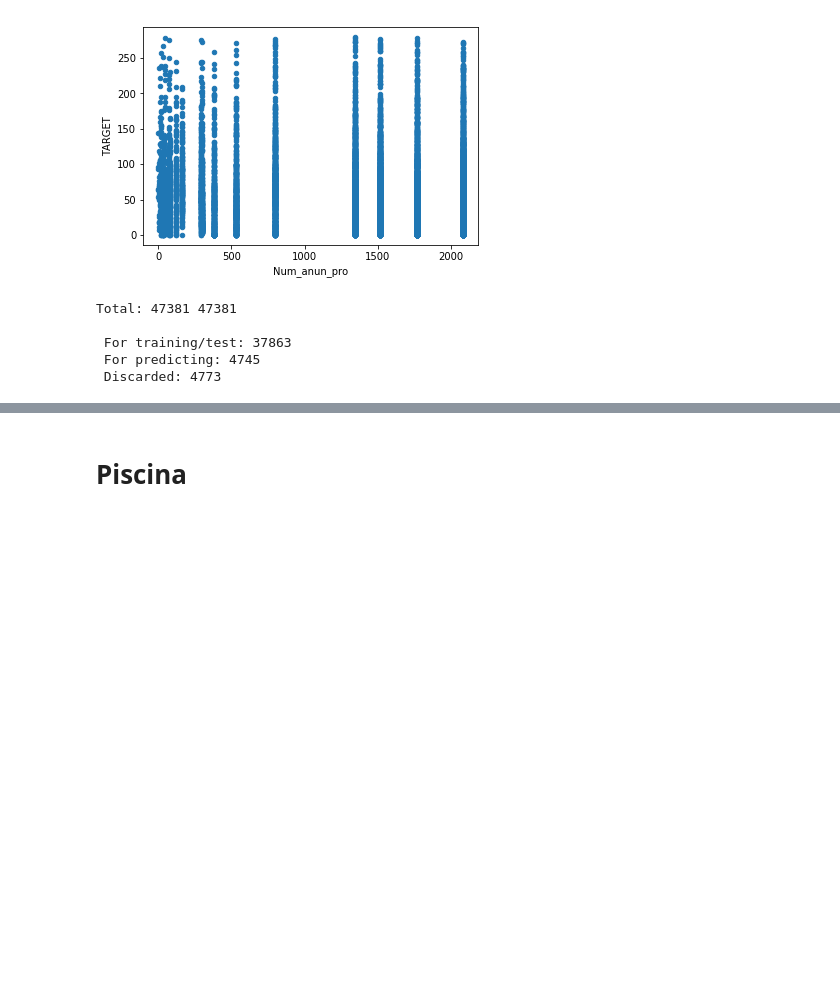
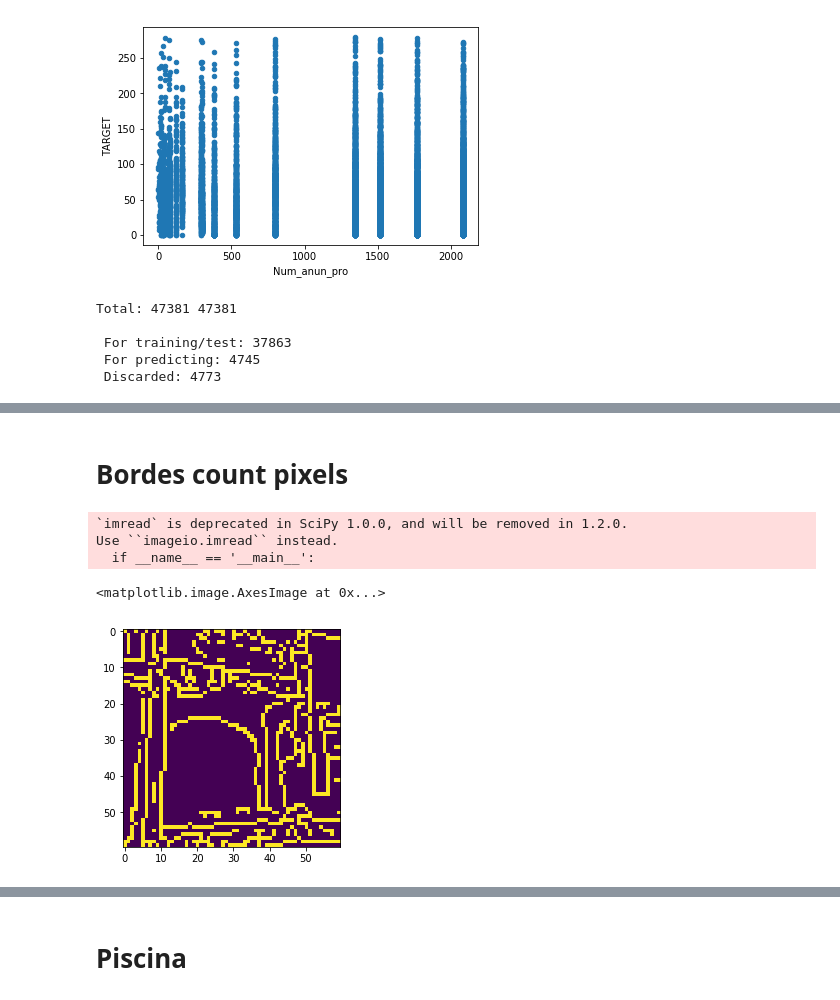
Before and after one commit to RohitUttam/UniversityHack2019, a Jupyter notebook: Añadir.ipynb, the cells around one changed output, grey strips where cells are left out. Cells and saved outputs as stored; diff of their text form; code cells hidden in the pictures; blank space fills up the shorter version.

```diff
--- a/Añadir.ipynb
+++ b/Añadir.ipynb
@@ -89,6 +89,12 @@ TARGET            0.012018  1.000000
 #load_image without resizing
 def load_images(filenames):
     images =np.asarray([scpm.imread(file, mode= 'RGB') for file in filenames])
+    return images
+
+#load_image resizing
+width, height= 60,60
+def load_imagesr(filenames):
+    images =np.asarray([cv2.resize(scpm.imread(file, mode= 'RGB'),(width,height)) for file in filenames])
     return images
 
 #get file names
@@ -194 +204,28 @@ im_size
  ...]
+# %% [markdown]
+# Bordes count pixels
+# %%
+train_X=load_imagesr(tt_X_names)
+
+import cv2
+'''gray = cv2.cvtColor(train_X[0],cv2.COLOR_BGR2GRAY)
+edges = cv2.Canny(gray,50,150,apertureSize = 3)
+minLineLength = 100
+maxLineGap = 10
+lines = cv2.HoughLinesP(edges,1,np.pi/180,100,minLineLength,maxLineGap)'''
+
+train_X_del=train_X
+train_X_edge=train_X[:,:,:,0]
+for i in range(len(train_X)):
+    gray = cv2.cvtColor(train_X_del[i],cv2.COLOR_BGR2GRAY)
+    edges = cv2.Canny(gray,50,150,apertureSize = 3)
+    train_X_edge[i]=edges
+# %% [output]
+`imread` is deprecated in SciPy 1.0.0, and will be removed in 1.2.0.
+Use ``imageio.imread`` instead.
+  if __name__ == '__main__':
+# %%
+plt.imshow(train_X_edge[0])
+# %% [output]
+<matplotlib.image.AxesImage at 0x...>
+[figure, added]
```
Also changed, not shown: parts of 6 cells of this notebook.
